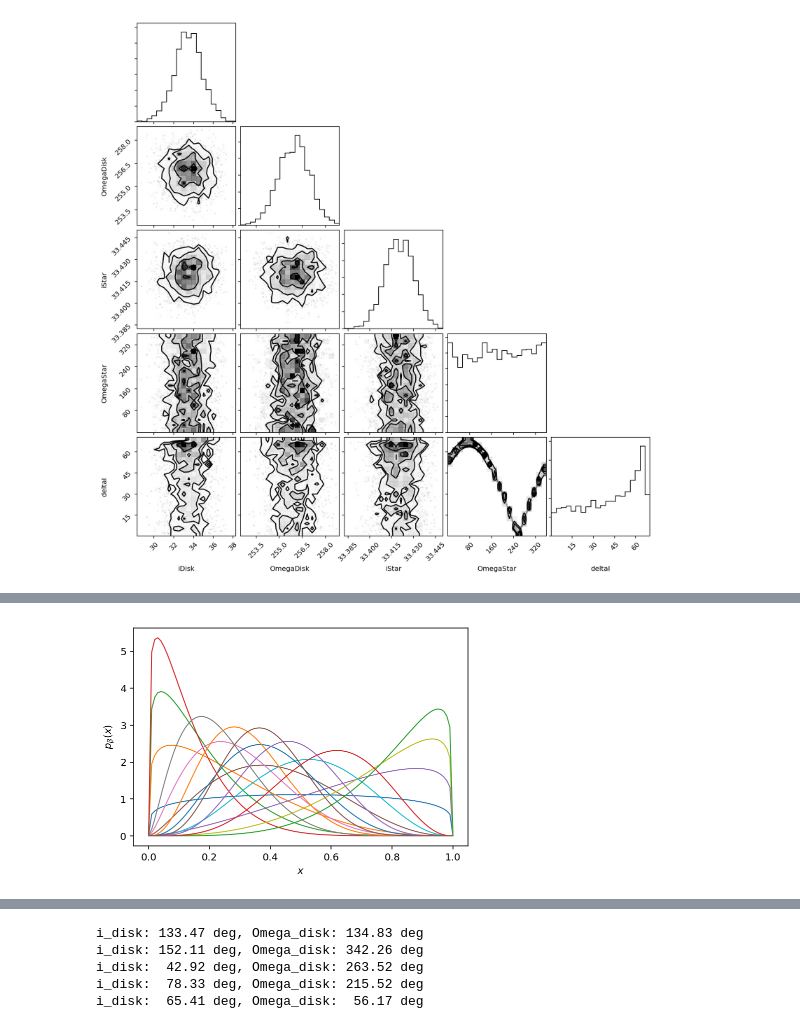
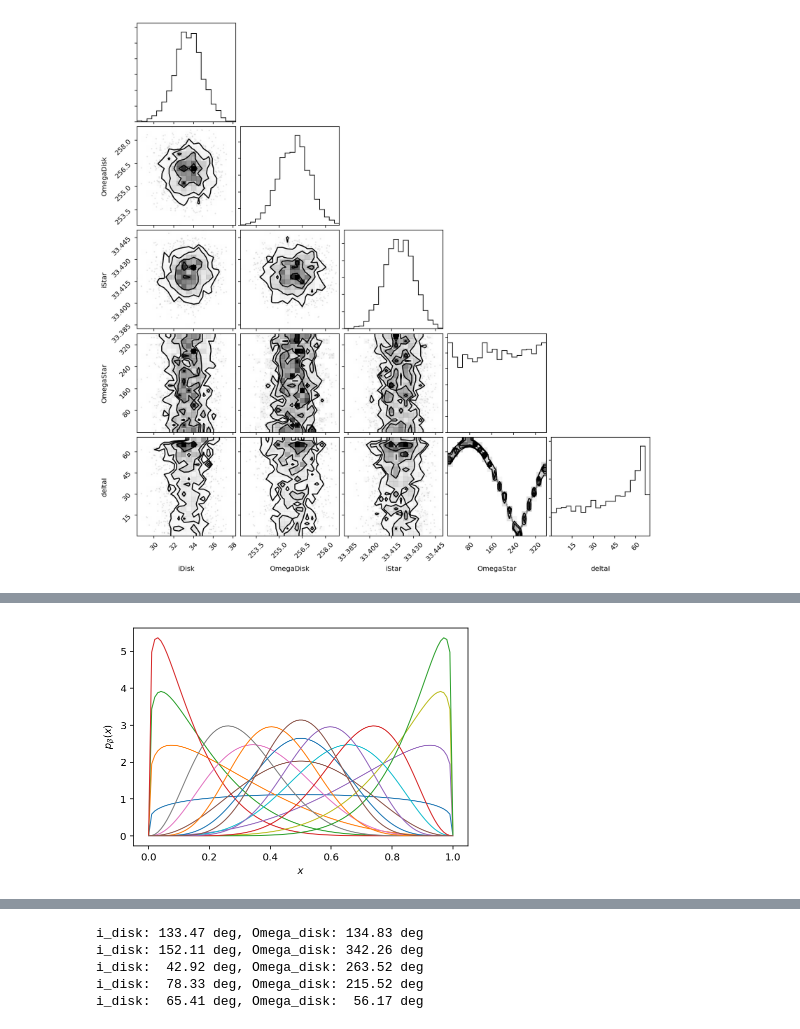
Before and after one commit to iancze/hierarchical-mutual-inclinations, a Jupyter notebook: MutualInclinations.ipynb, the cells around one changed output, grey strips where cells are left out. Drawn from its saved outputs; the diff is of its cells as text; code cells hidden in the pictures.

```diff
--- a/MutualInclinations.ipynb
+++ b/MutualInclinations.ipynb
@@ -209,20 +212,20 @@ and $p_\beta$ is defined over the range $[0,1]$. From the PDF, we see that if we
 # %%
 import itertools
 # %%
-alphas = np.linspace(1.2, 5.0, num=4)
+alphas = np.linspace(1.2, 8.0, num=4)
 betas = np.linspace(1.2, 8.0, num=4)
 
 xs = np.linspace(0, 1, num=100) # inputs
 
 fig, ax = plt.subplots(nrows=1)
 
 for alpha,beta in itertools.product(alphas, betas): # plot all combinations
     y = pm.Beta.dist(alpha=alpha, beta=beta) # query the PyMC3 implementation
     ys = np.exp(np.array([y.logp(x).eval() for x in xs]))
     ax.plot(xs, ys, lw=1.0)
 
 ax.set_xlabel(r"$x$");
 ax.set_ylabel(r"$p_\beta(x)$");
 # %% [output]
-[figure, old version]
+[figure, new version]
 # %% [markdown]
```
Also changed, not shown: parts of 20 cells of this notebook.
